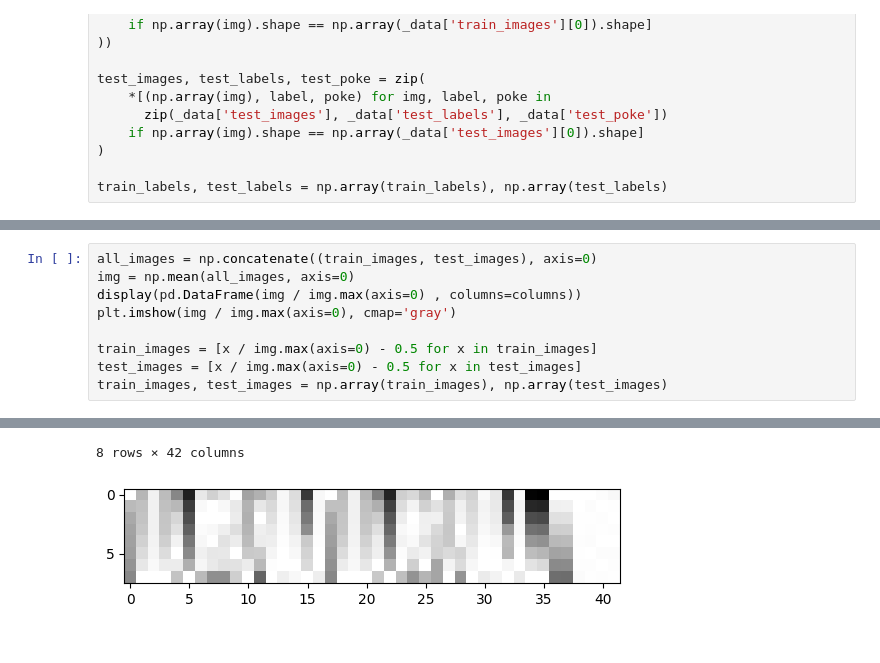
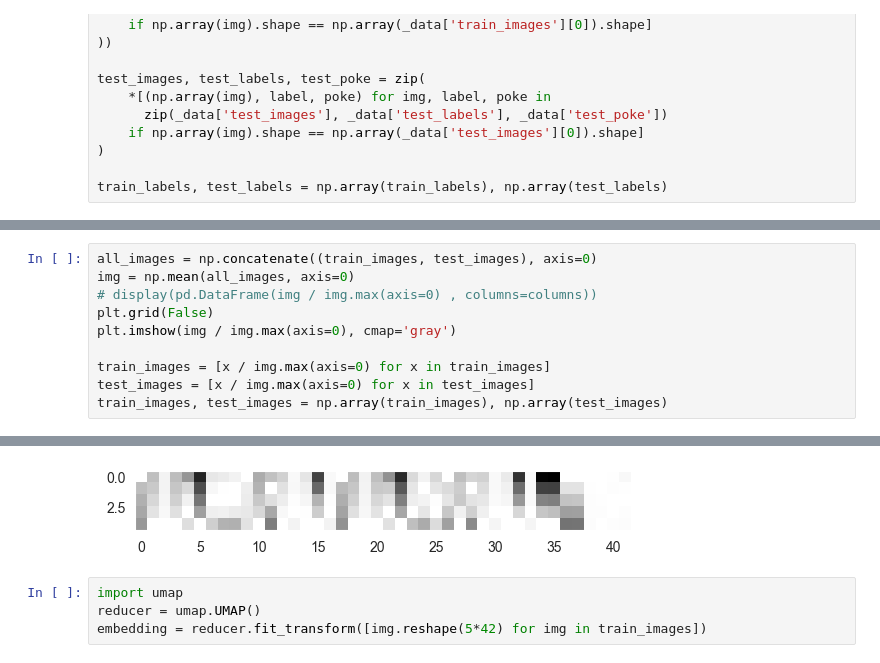
Before and after one commit to AnujxYadav/Pokemon-Classifier-ML-Project, a Jupyter notebook: network.ipynb, the cells around one changed output, grey strips where cells are left out. Cells and saved outputs as stored; diff of their text form.

```diff
--- a/network.ipynb
+++ b/network.ipynb
@@ -45,10 +43,11 @@ train_images[0].shape
 # %%
 all_images = np.concatenate((train_images, test_images), axis=0)
 img = np.mean(all_images, axis=0)
-display(pd.DataFrame(img / img.max(axis=0) , columns=columns))
+# display(pd.DataFrame(img / img.max(axis=0) , columns=columns))
+plt.grid(False)
 plt.imshow(img / img.max(axis=0), cmap='gray')
 
-train_images = [x / img.max(axis=0) - 0.5 for x in train_images]
-test_images = [x / img.max(axis=0) - 0.5 for x in test_images]
+train_images = [x / img.max(axis=0) for x in train_images]
+test_images = [x / img.max(axis=0) for x in test_images]
 train_images, test_images = np.array(train_images), np.array(test_images)
 # %% [output]
@@ -64,2 +54,5 @@ train_images, test_images = np.array(train_images), np.array(test_images)
-8 rows × 42 columns
-[figure, old version]
+[figure, new version]
+# %%
+import umap
+reducer = umap.UMAP()
+embedding = reducer.fit_transform([img.reshape(5*42) for img in train_images])
```
Also changed, not shown: parts of 14 cells of this notebook, 3 other files.
